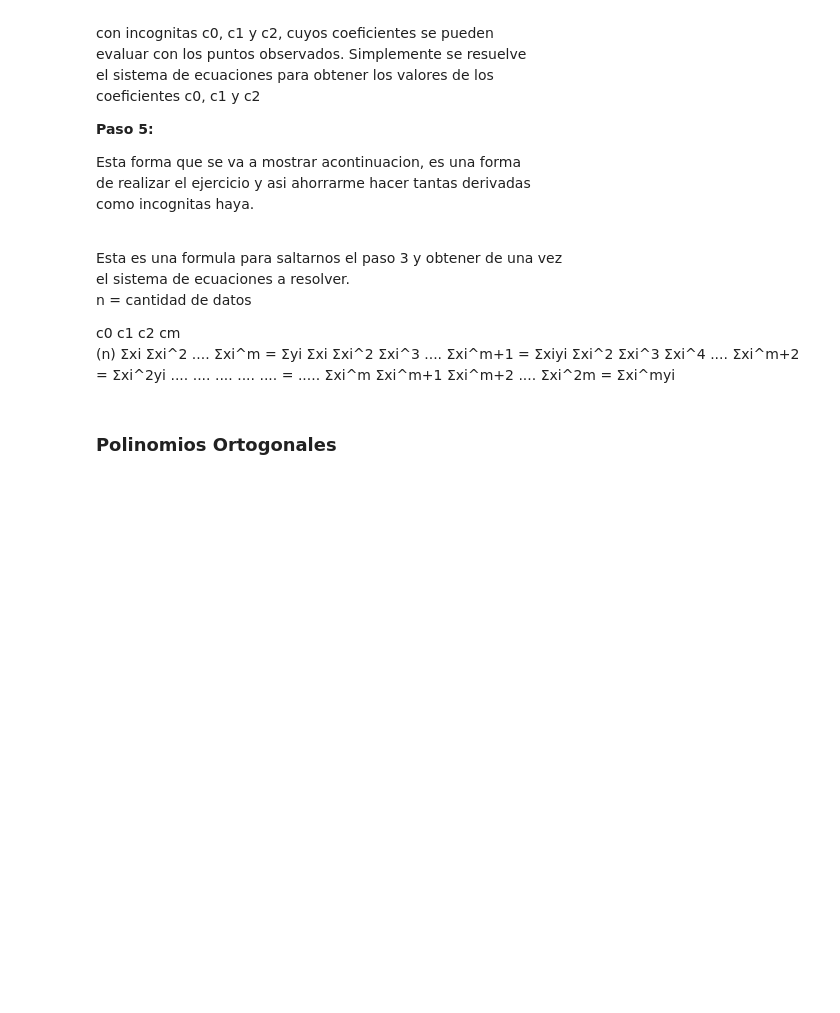
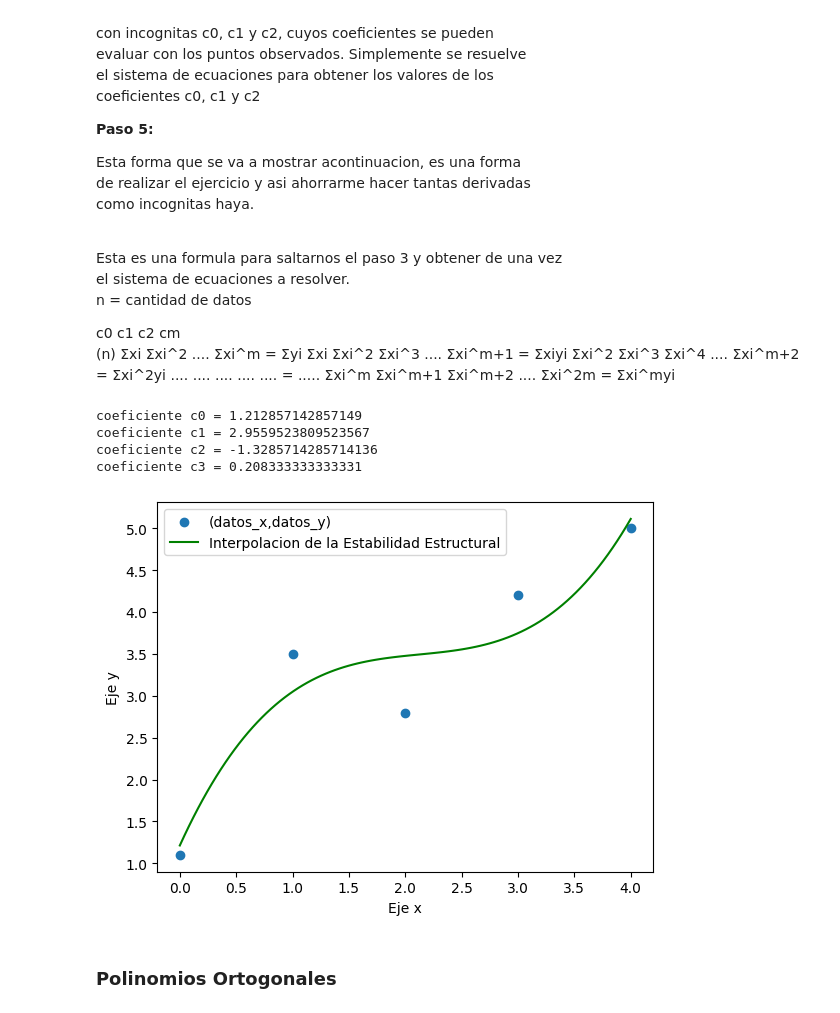
Before and after one commit to Sperrotta10/Colaboradores, a Jupyter notebook: Calculo Numerico/proyecto/proyecto_aprox_ecuaciones/montain_rusa.ipynb, the cells around one changed output. Cells and saved outputs as stored; diff of their text form; code cells hidden in the pictures; blank space fills up the shorter version.

Commit message:
Grafica del polinomio de Minimos Cuadrados

```diff
--- a/Calculo Numerico/proyecto/proyecto_aprox_ecuaciones/montain_rusa.ipynb
+++ b/Calculo Numerico/proyecto/proyecto_aprox_ecuaciones/montain_rusa.ipynb
@@ -85,6 +85,7 @@ c0          c1        c2            cm
 # %%
 import sympy as sy
 import numpy as np
+import matplotlib.pyplot as plt
 
 # funcion para construir el polinomio
 def polinomio(grado,x,coef):
@@ -142,7 +143,7 @@ def multiplicacion_xiyi(lista_x,lista_y,exponente):
     return resultado
 
 # funcion para construir la matriz y hallar los valores de los coeficientes
-def matriz(datos_x,datos_y,grado):
+def sistema_ecuaciones(datos_x,datos_y,grado):
 
     a = np.zeros((grado+1,grado+1))
     b = np.zeros((grado+1))
@@ -163,23 +164,56 @@ def matriz(datos_x,datos_y,grado):
 # %%
 # declaracion de variables, vector de x y vector de y
 datos_x = np.array([0,1,2,3,4])
 
 datos_y = np.array([1.1,3.5,2.8,4.2,5.0])
 
-#grado_pol = input("Indique el grado del polinomio que desee: ")
 
 # indicamos el grado del polinomio
-grado_pol = 2
+grado_pol = 3
 x = sy.Symbol('x') # declaramos una incognita
 
 
 # obtenemos la matriz con las incognitas
-matriz_a, result_b = matriz(datos_x,datos_y,grado_pol)
+matriz_a, result_b = sistema_ecuaciones(datos_x,datos_y,grado_pol)
+
 
 # resolvemos el sistema de ecuaciones
 solucion = np.linalg.solve(matriz_a,result_b)
-print(polinomio(grado_pol,x,solucion))
-print(solucion)
+
+# imprimimos los valores de los coeficientes
+for i in range(len(solucion)):
+    print("coeficiente c" + str(i) + " = " + str(solucion[i]))
+
+# valores para graficar la curva ajustada
+x_range = np.linspace(0,4,100)
+y_range = np.zeros(100)
+
+# ciclo para obtener los valores de y, evaluandolos en el polinomio
+for i in range(100):
+    valor = polinomio(grado_pol,x_range[i],solucion)
+    y_range[i] = valor
+
+# graficamos los puntos originales
+fig, ax = plt.subplots()
+
+ax.scatter(datos_x, datos_y, label="(datos_x,datos_y)")
+
+# Configurar los ejes
+ax.set_xlabel("Eje x")
+ax.set_ylabel("Eje y")
+
+ax.plot(x_range, y_range, color = "green",label="Interpolacion de la Estabilidad Estructural")
+
+
+# Mostrar la leyenda y mostrar la gráfica
+ax.legend()
+plt.show()
+# %% [output]
+coeficiente c0 = 1.212857142857149
+coeficiente c1 = 2.9559523809523567
+coeficiente c2 = -1.3285714285714136
+coeficiente c3 = 0.208333333333331
+[figure, added]
 # %% [markdown]
 ### Polinomios Ortogonales
 # %% [markdown]
```
